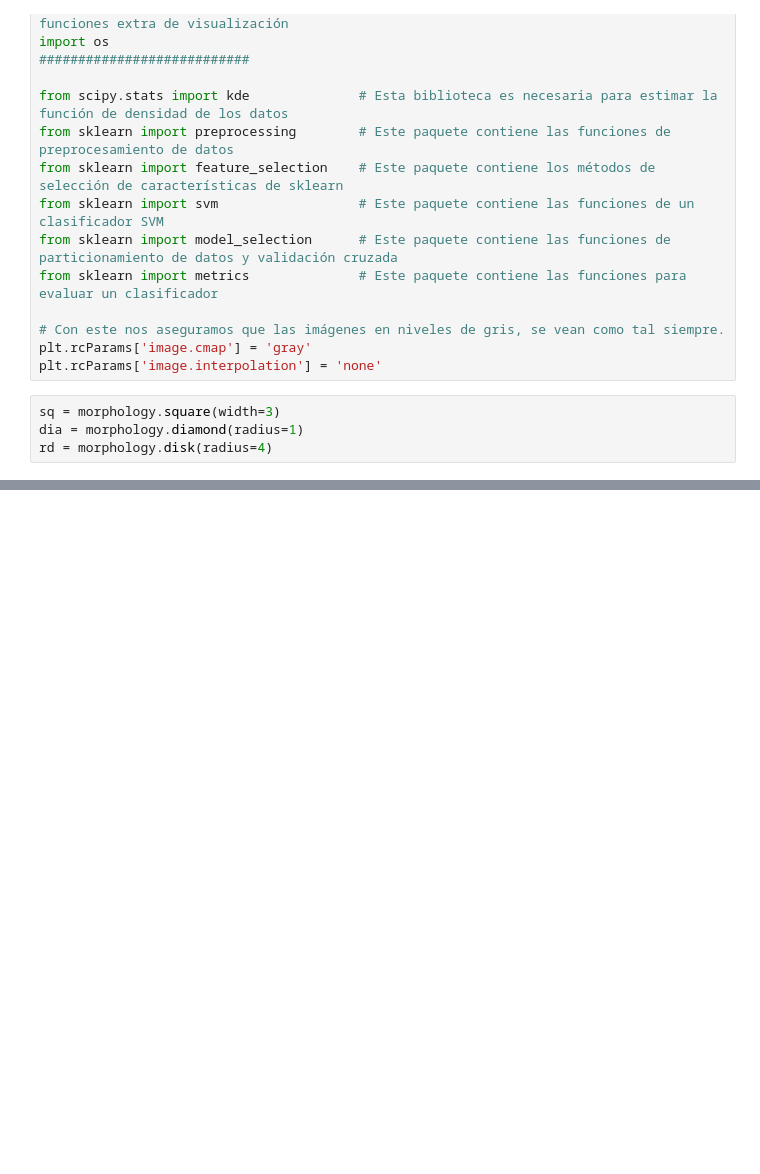
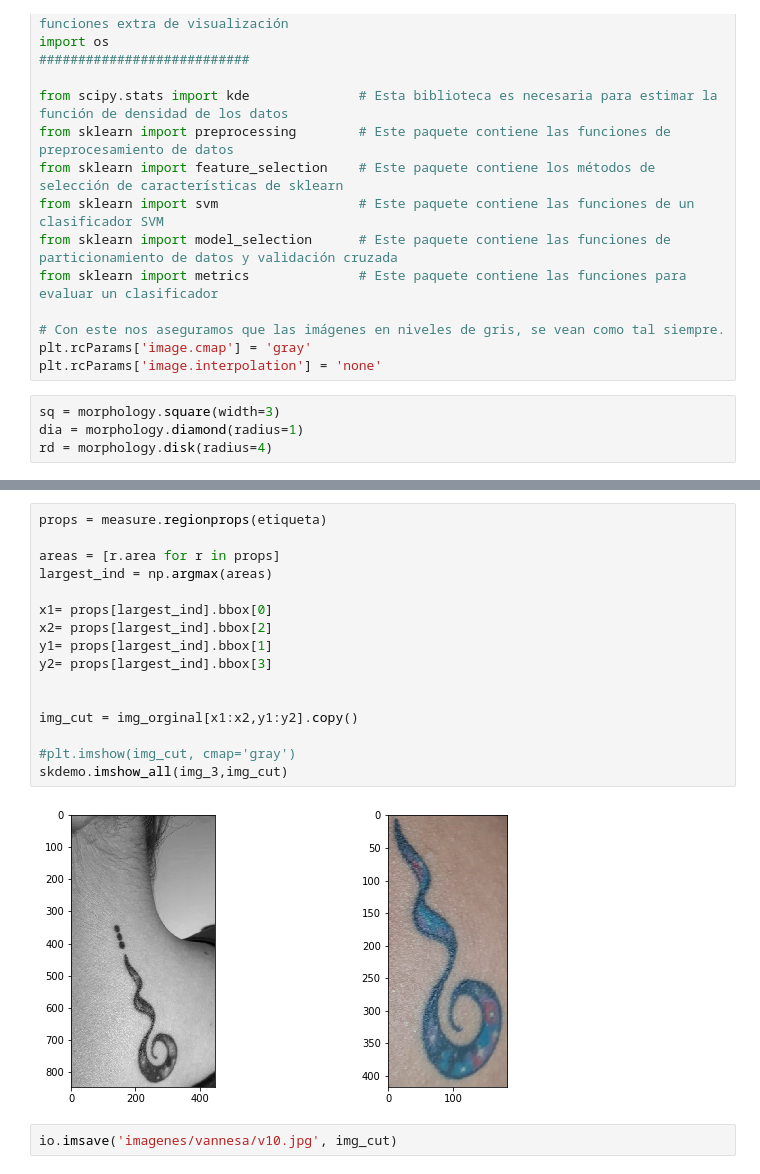
Before and after one commit to branmous/VisonArtifical-ReconocimientoDeTatuajes, a Jupyter notebook: Final -M.ipynb, the cells around one changed output, grey strips where cells are left out. Cells and saved outputs as stored; diff of their text form; blank space fills up the shorter version.

```diff
--- a/Final -M.ipynb
+++ b/Final -M.ipynb
@@ -74,3 +95,23 @@ plt.imshow(etiqueta, cmap="jet")
+# %%
+props = measure.regionprops(etiqueta)
+
+areas = [r.area for r in props]
+largest_ind = np.argmax(areas)
+
+x1= props[largest_ind].bbox[0]
+x2= props[largest_ind].bbox[2]
+y1= props[largest_ind].bbox[1]
+y2= props[largest_ind].bbox[3]
+
+
+img_cut = img_orginal[x1:x2,y1:y2].copy()
+
+#plt.imshow(img_cut, cmap='gray')
+skdemo.imshow_all(img_3,img_cut)
+# %% [output]
+[figure, added]
+# %%
+io.imsave('imagenes/vannesa/v10.jpg', img_cut)
 # %%
 #Proceso para la base de datos
 
```
Also changed, not shown: parts of 12 cells of this notebook, 5 other files.
